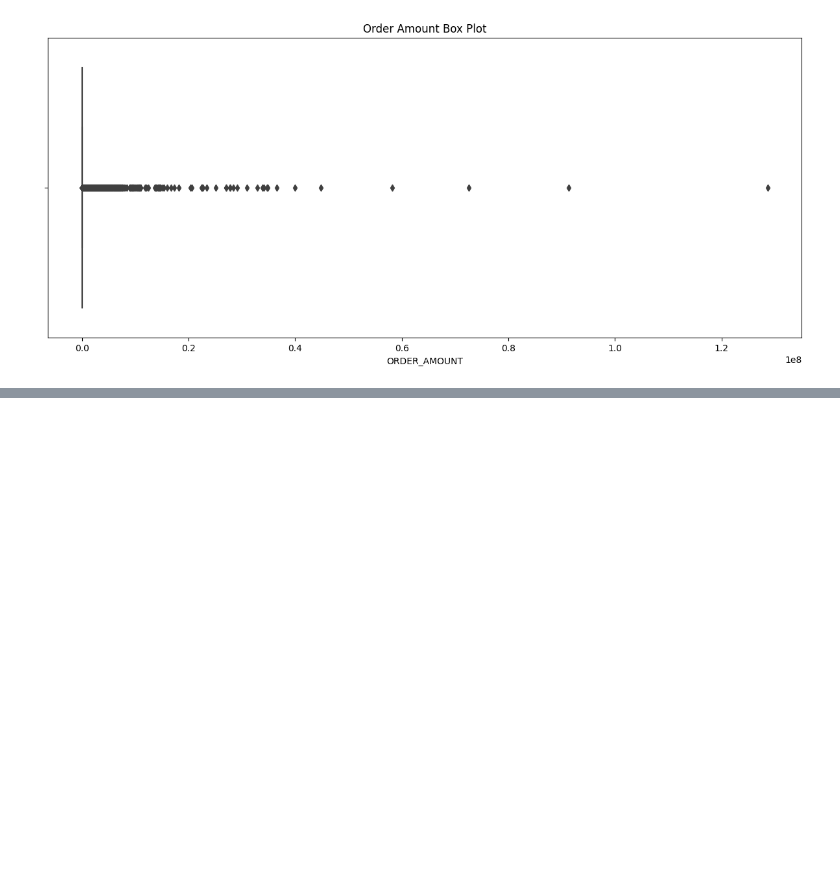
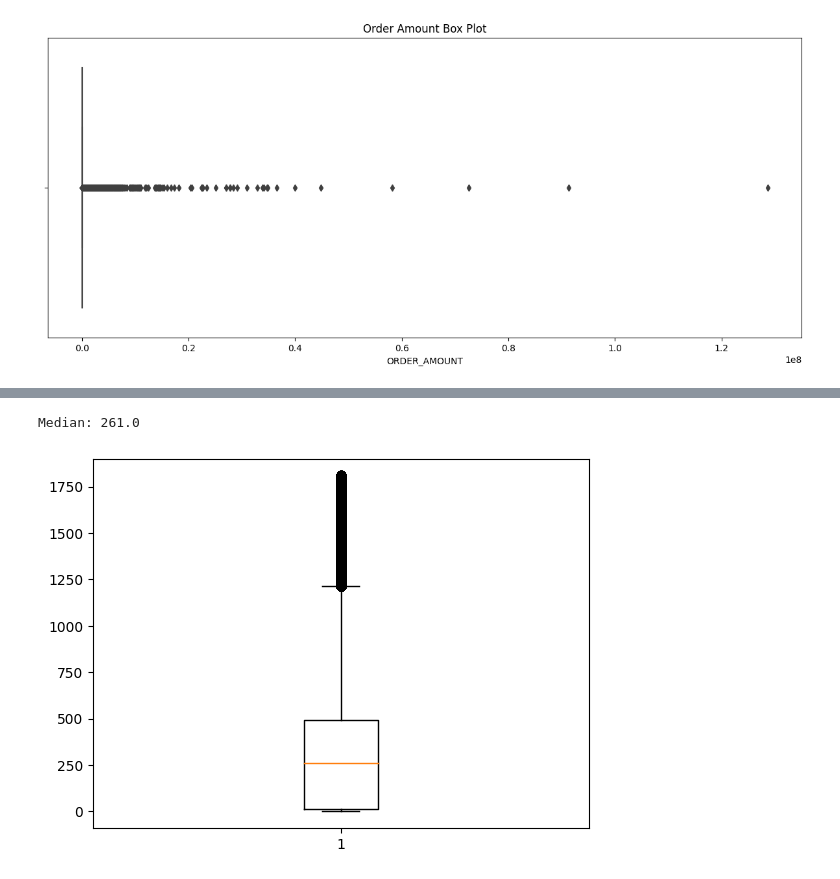
Before and after one commit to pratayyy/Order-Amount-Prediction, a Jupyter notebook: Order_Amount_Prediction.ipynb, the cells around one changed output, grey strips where cells are left out. Drawn from its saved outputs; the diff is of its cells as text; code cells hidden in the pictures; blank space fills up the shorter version.

```diff
--- a/Order_Amount_Prediction.ipynb
+++ b/Order_Amount_Prediction.ipynb
@@ -287,0 +301,8 @@ plt.show()
+# %%
+q1, q3 = np.percentile(df['amount_in_usd'], [25, 75])
+print(f"First quartile: {q1}, Third quartile: {q3}")
+iqr = q3 - q1
+print("Inter-quartile range: ",iqr)
+lower_bound = q1 - (1.5 * iqr)
+upper_bound = q3 + (1.5 * iqr)
+print(f"Lower Limit: {lower_bound}\nUpper Limit: {upper_bound}")
@@ -287,0 +314,5 @@ plt.show()
+# %%
+outlier_index = df[(df['amount_in_usd'] < lower_bound) | (df['amount_in_usd'] > upper_bound)].index
+
+print("Total Outliers:", len(outlier_index))
+print("Index of outliers:", outlier_index)
@@ -287,0 +327,10 @@ plt.show()
+# %%
+print("Median:", df['amount_in_usd'].median())
+# %% [output]
+Median: 261.0
+# %%
+df.loc[outlier_index, 'amount_in_usd'] = df['amount_in_usd'].median()
+# %%
+plt.boxplot(df['amount_in_usd']);
+# %% [output]
+[figure, added]
```
Also changed, not shown: parts of 25 cells of this notebook.
